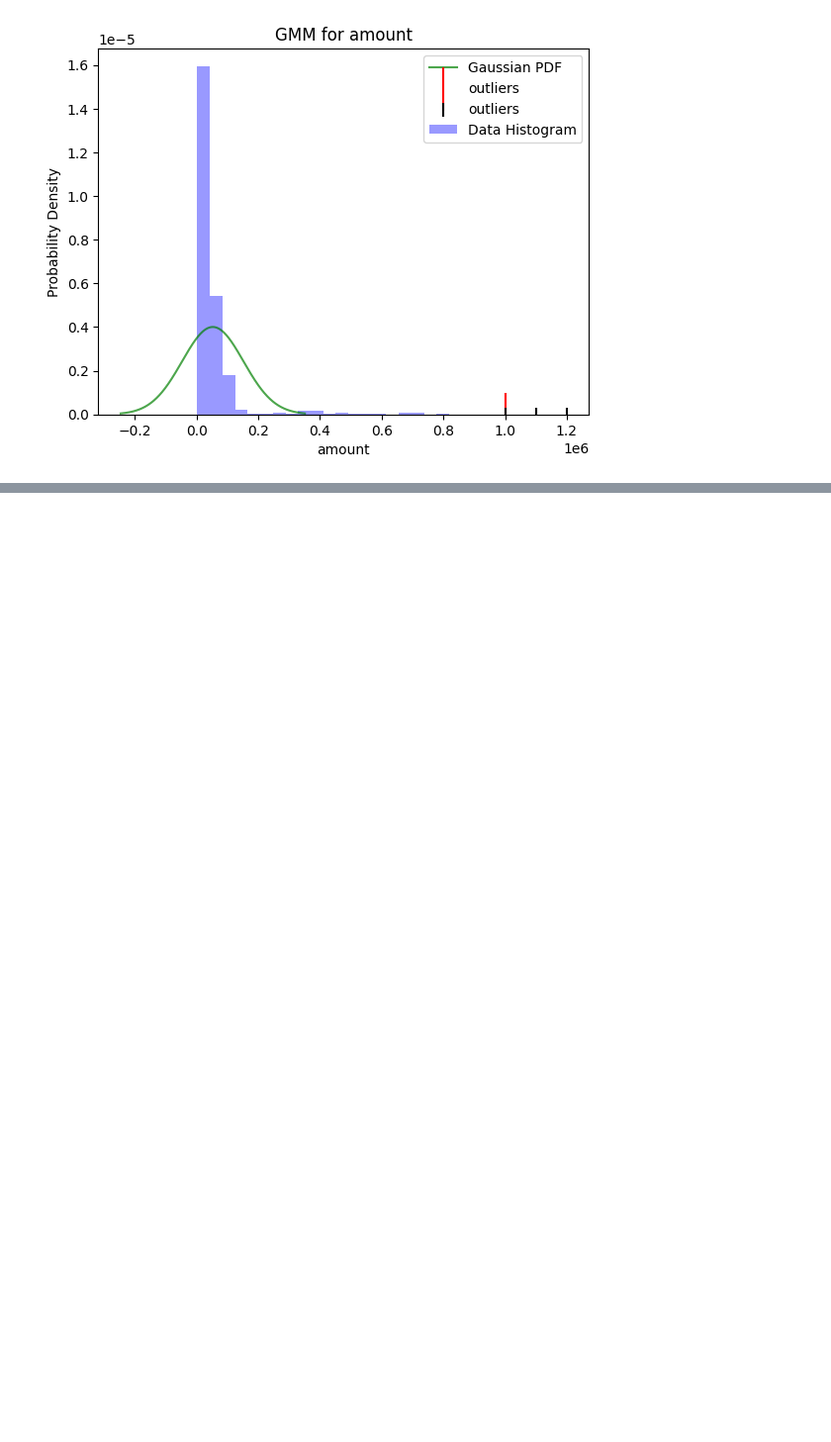
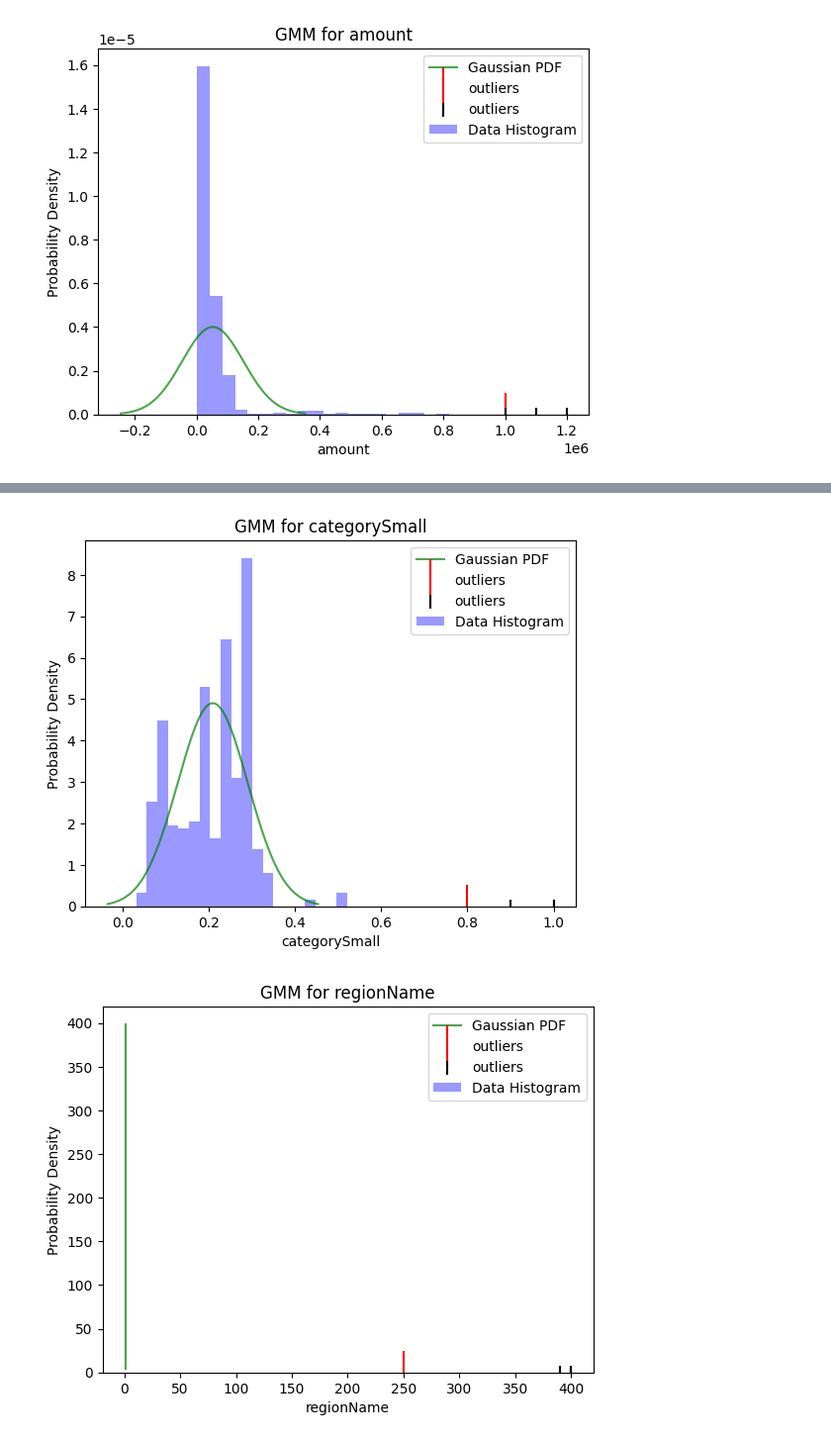
Before and after one commit to shimminjeong/HANA-SafetyOne, a Jupyter notebook: python/analysis/fds.ipynb, the cells around one changed output, grey strips where cells are left out. Shown at 99% size. Saved outputs shown, nothing was run; the diff lists cells and outputs as text; code cells hidden in the pictures; blank space fills up the shorter version.

```diff
--- a/python/analysis/fds.ipynb
+++ b/python/analysis/fds.ipynb
@@ -211,7 +211,3 @@ with open(model_file_path, 'wb') as model_file:
 print(f"GMM 모델이 {model_file_path}에 저장되었습니다.")
 # %% [output]
 NameError: name 'gmm' is not defined
-# %%
-model_file_path = 'gmm_model.pkl'
-with open(model_file_path, 'rb') as model_file:
-    loaded_gmm = pickle.load(model_file)
@@ -236,8 +213,0 @@ array([-337.19009849])
-# %%
-#outlier 데이터 인덱스
-outlier_idx = np.where(likelihoods < X_outlier_th_likeli)
-outlier_idx
-
-#이상치 데이터 (임의로 정한 것 plot 위해서)
-X_outliers = np.array([[1, 400, 15, 1000000],[1, 400, 23.7, 1100000], [0.9, 390, 23.5, 1200000]])
-X_outliers
@@ -281,0 +330,41 @@ for i, feature in enumerate(GMM_columns):
+# %%
+import pickle
+import os
+import pandas as pd
+import numpy as np
+from sklearn.preprocessing import LabelEncoder
+from sklearn.cluster import KMeans
+import matplotlib.pyplot as plt
+import tqdm
+from sklearn.mixture import GaussianMixture
+from sklearn.preprocessing import MinMaxScaler
+from scipy.stats import norm
+
+for i, feature in enumerate(GMM_columns):
+    X_feature = X[:,i]
+
+    mean = means[0,i]
+    variance = covariances[0,i,i]
+
+    # PDF를 계산할 범위를 생성합니다.
+    pdf_x = np.linspace(mean - 3 * np.sqrt(variance), mean + 3 * np.sqrt(variance), 1000)
+
+    # 가우시안 분포의 PDF 계산
+    pdf = norm.pdf(pdf_x, loc=mean, scale=np.sqrt(variance))
+
+    # PDF 그래프 그리기
+
+    plt.figure()
+    plt.plot(pdf_x, pdf, color='green', alpha=0.7, label='Gaussian PDF')
+    plt.scatter(X_outlier_threshold[i], np.zeros_like(X_outlier_threshold[i]), label='outliers', color='red', marker='|', s=1000)
+    plt.scatter(X_outliers[:,i], np.zeros_like(X_outliers[:,i]), label='outliers', color='black', marker='|', s=100)  # 이상치를 빨간색으로 표시
+    plt.hist(X_feature, bins=20, density=True, alpha=0.4, color='blue', label='Data Histogram')
+
+    plt.title(f'GMM for {feature}')
+    plt.xlabel(feature)
+    plt.ylabel('Probability Density')
+    plt.legend()
+    plt.show()
+# %% [output]
+[figure, added]
+[figure, added]
```
Also changed, not shown: parts of 5 cells of this notebook, 33 other files.
